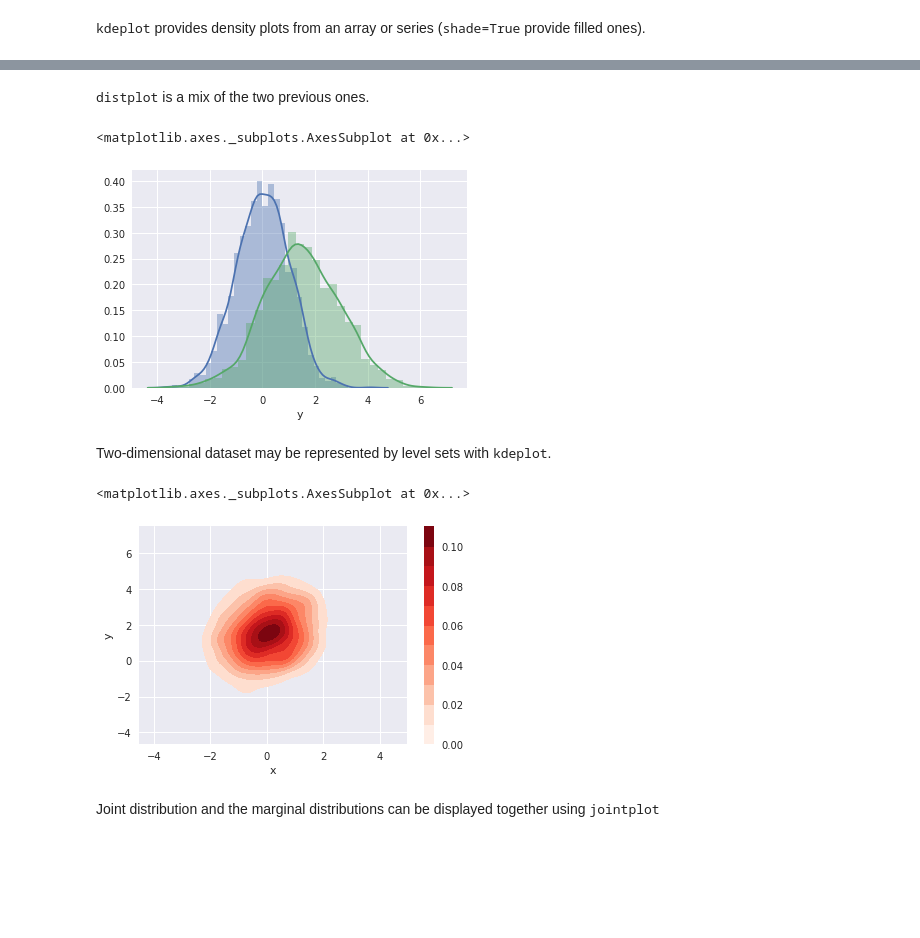
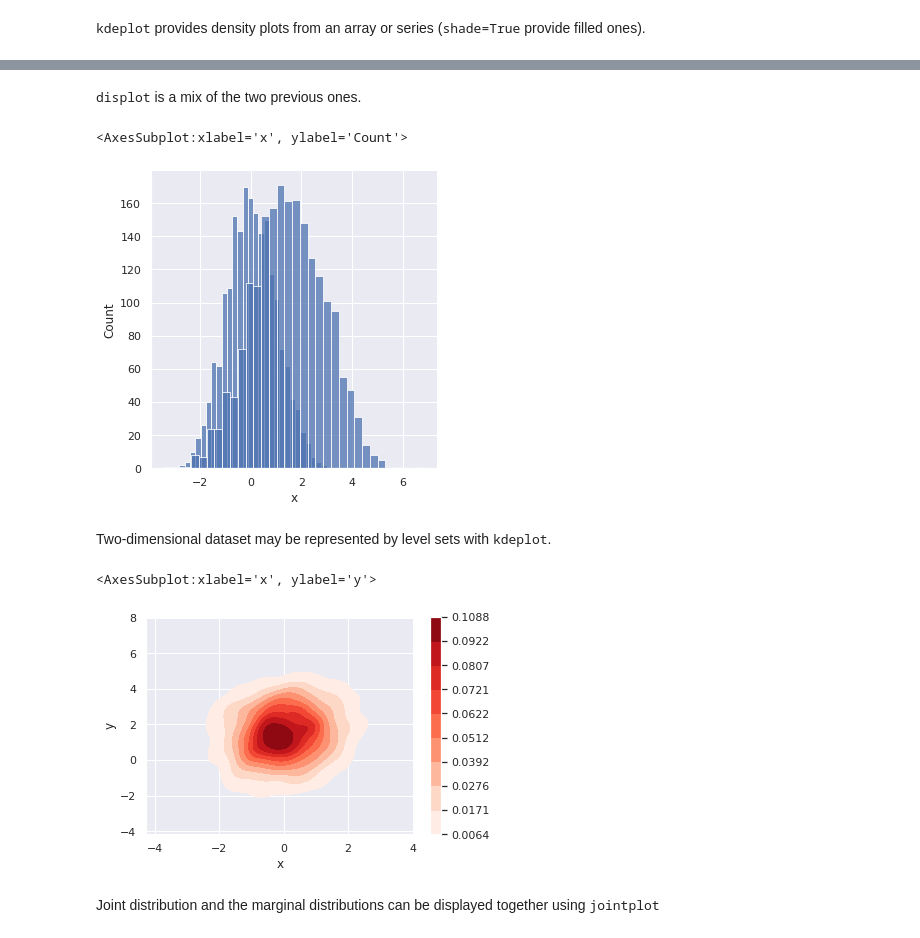
Before and after one commit to iutzeler/Introduction-to-Python-for-Data-Sciences, a Jupyter notebook: 3-3_Fancy_Visualization_with_Seaborn.ipynb, the cells around one changed output, grey strips where cells are left out. Cells and saved outputs as stored; diff of their text form; code cells hidden in the pictures; blank space fills up the shorter version.

```diff
--- a/3-3_Fancy_Visualization_with_Seaborn.ipynb
+++ b/3-3_Fancy_Visualization_with_Seaborn.ipynb
@@ -78,18 +73,18 @@ sns.kdeplot(data['y'],shade=True)
 # %% [markdown]
-<tt>distplot</tt> is a mix of the two previous ones.
+<tt>displot</tt> is a mix of the two previous ones.
 # %%
-sns.distplot(data['x'])
-sns.distplot(data['y'])
+sns.displot(data['x'])
+sns.histplot(data['y'])
 # %% [output]
-<matplotlib.axes._subplots.AxesSubplot at 0x...>
+<AxesSubplot:xlabel='x', ylabel='Count'>
-[figure, old version]
+[figure, new version]
 # %% [markdown]
 Two-dimensional dataset may be represented by level sets with <tt>kdeplot</tt>.
 # %%
-sns.kdeplot(data['x'],data['y'], shade=True, shade_lowest=False , cmap="Reds", cbar=True)
+sns.kdeplot(data['x'],y = data['y'], shade=True, thresh=0.05, cmap="Reds", cbar=True)
 # %% [output]
-<matplotlib.axes._subplots.AxesSubplot at 0x...>
+<AxesSubplot:xlabel='x', ylabel='y'>
-[figure, old version]
+[figure, new version]
 # %% [markdown]
 Joint distribution and the marginal distributions can be displayed together using <tt>jointplot</tt>
 # %%
```
Also changed, not shown: parts of 16 cells of this notebook, 22 other files.
